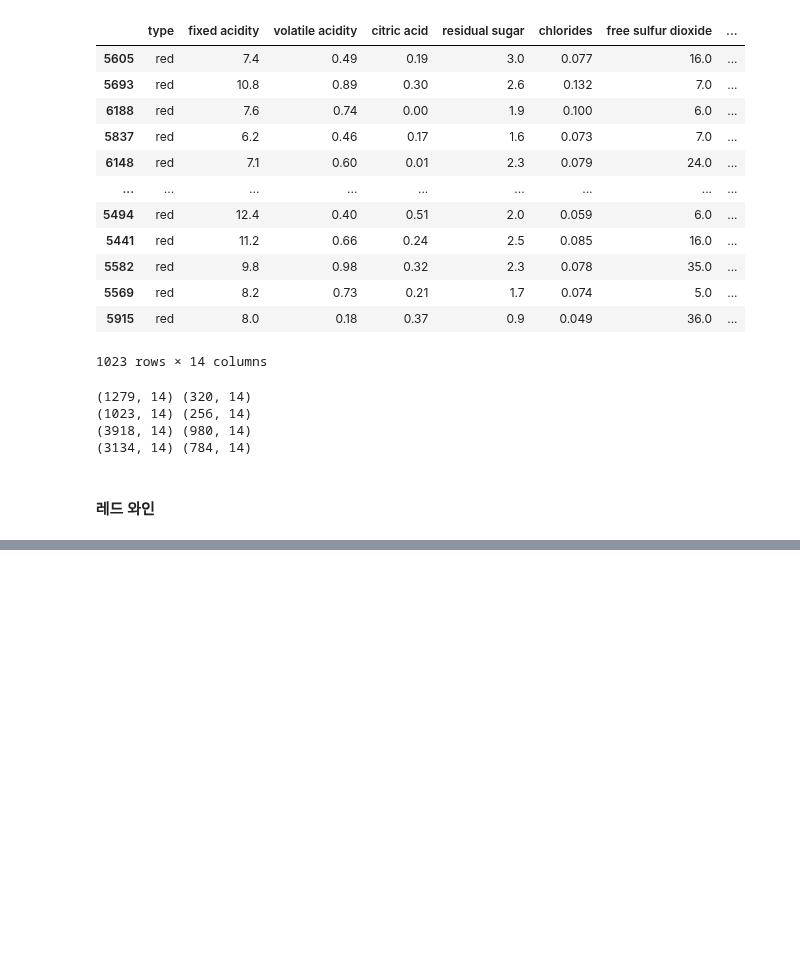
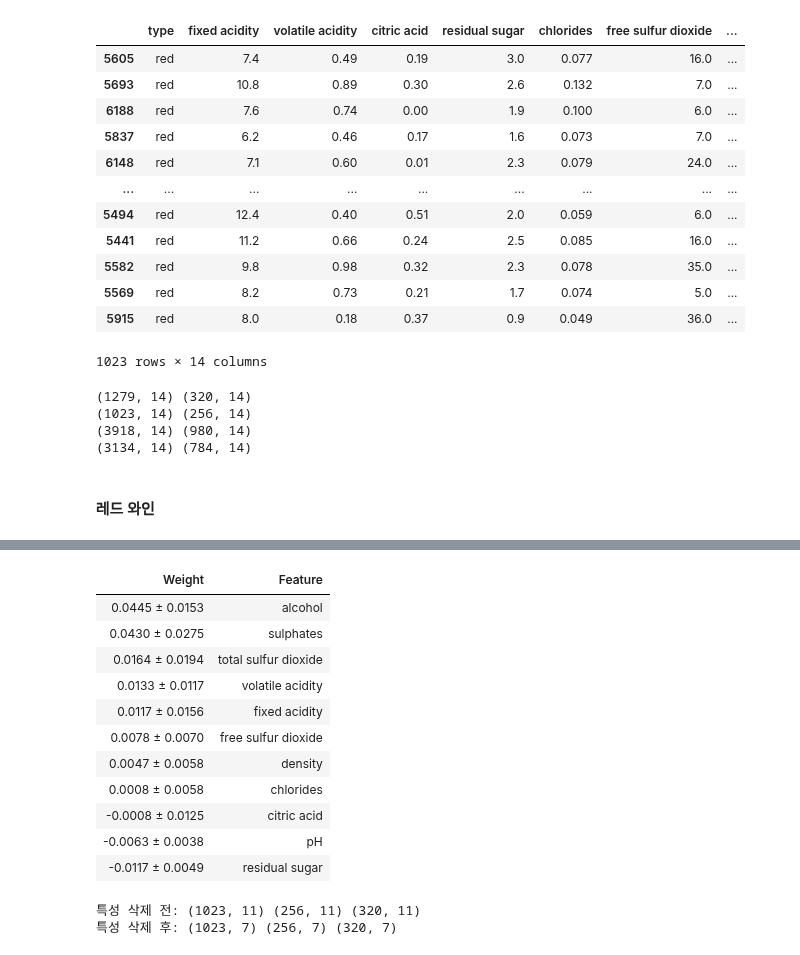
Before and after one commit to ohyunju/projects, a Jupyter notebook: project2/project2.ipynb, the cells around one changed output, grey strips where cells are left out. Saved outputs shown, nothing was run; the diff lists cells and outputs as text; code cells hidden in the pictures; blank space fills up the shorter version.

```diff
--- a/project2/project2.ipynb
+++ b/project2/project2.ipynb
@@ -561,0 +574,17 @@ y_test_wh2 = test_wh2[target_wh2]
+# %%
+from sklearn.impute import SimpleImputer
+from sklearn.ensemble import RandomForestClassifier
+from sklearn.pipeline import make_pipeline
+from xgboost import XGBClassifier
+
+pipe_xgb_red = make_pipeline(
+    SimpleImputer(strategy='mean'),
+    XGBClassifier(n_estimators=200
+                  , random_state=2
+                  , n_jobs=-1
+                  , max_depth=7
+                  , learning_rate=0.2
+                 )
+)
+
+pipe_xgb_red.fit(X_train_red2, y_train_red2);
@@ -561,0 +612,50 @@ y_test_wh2 = test_wh2[target_wh2]
+# %%
+import eli5
+from eli5.sklearn import PermutationImportance
+
+permuter_red = PermutationImportance(
+    pipe_xgb_red, # model
+    scoring='accuracy', # metric
+    n_iter=5, # 다른 random seed를 사용하여 5번 반복
+    random_state=2
+)
+
+# 실제로 fit 의미보다는 스코어를 다시 계산하는 작업입니다
+permuter_red.fit(X_val_red2, y_val_red2);
+# %%
+feature_names_red = X_val_red2.columns.tolist()
+pd.Series(permuter_red.feature_importances_, feature_names_red).sort_values()
+
+# 특성별 score 확인
+eli5.show_weights(
+    permuter_red,
+    top=None, # top n 지정 가능, None 일 경우 모든 특성
+    feature_names=feature_names_red # list 형식으로 넣어야 합니다
+)
+# %% [output]
+| Weight | Feature |
+| 0.0445 ± 0.0153 | alcohol |
+| 0.0430 ± 0.0275 | sulphates |
+| 0.0164 ± 0.0194 | total sulfur dioxide |
+| 0.0133 ± 0.0117 | volatile acidity |
+| 0.0117 ± 0.0156 | fixed acidity |
+| 0.0078 ± 0.0070 | free sulfur dioxide |
+| 0.0047 ± 0.0058 | density |
+| 0.0008 ± 0.0058 | chlorides |
+| -0.0008 ± 0.0125 | citric acid |
+| -0.0063 ± 0.0038 | pH |
+| -0.0117 ± 0.0049 | residual sugar |
+# %%
+print('특성 삭제 전:', X_train_red2.shape, X_val_red2.shape, X_test_red2.shape)
+
+minimum_importance = 0.001
+mask = permuter_red.feature_importances_ > minimum_importance
+features = X_train_red2.columns[mask]
+X_train_selected_red2 = X_train_red2[features]
+X_val_selected_red2 = X_val_red2[features]
+X_test_selected_red2 = X_test_red2[features]
+
+print('특성 삭제 후:', X_train_selected_red2.shape, X_val_selected_red2.shape, X_test_selected_red2.shape)
+# %% [output]
+특성 삭제 전: (1023, 11) (256, 11) (320, 11)
+특성 삭제 후: (1023, 7) (256, 7) (320, 7)
```
Also changed, not shown: parts of 10 cells of this notebook.
